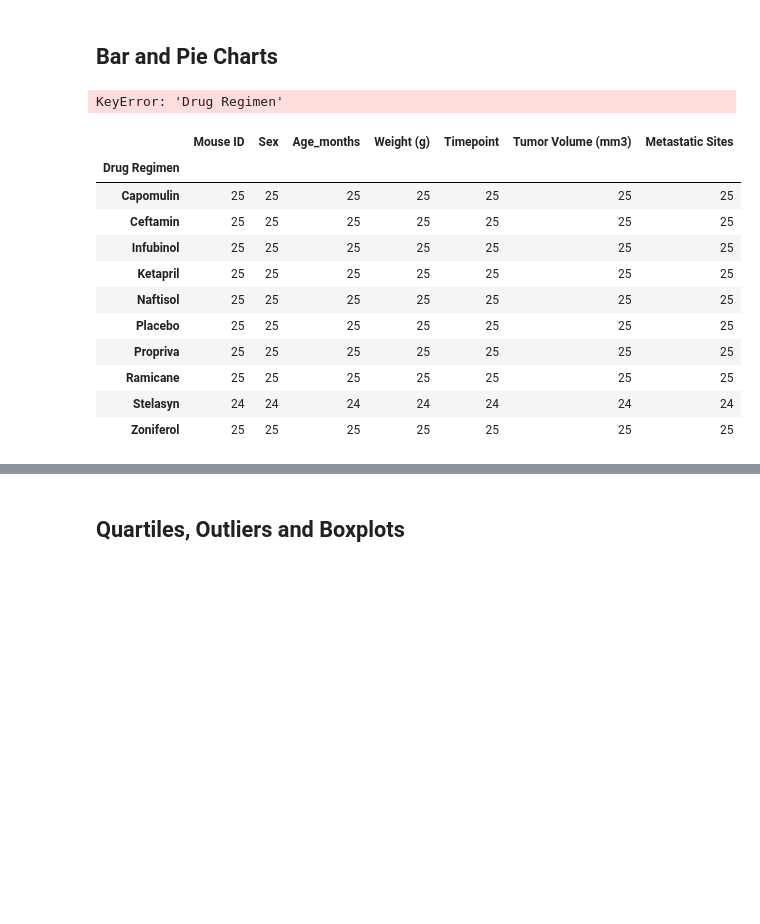
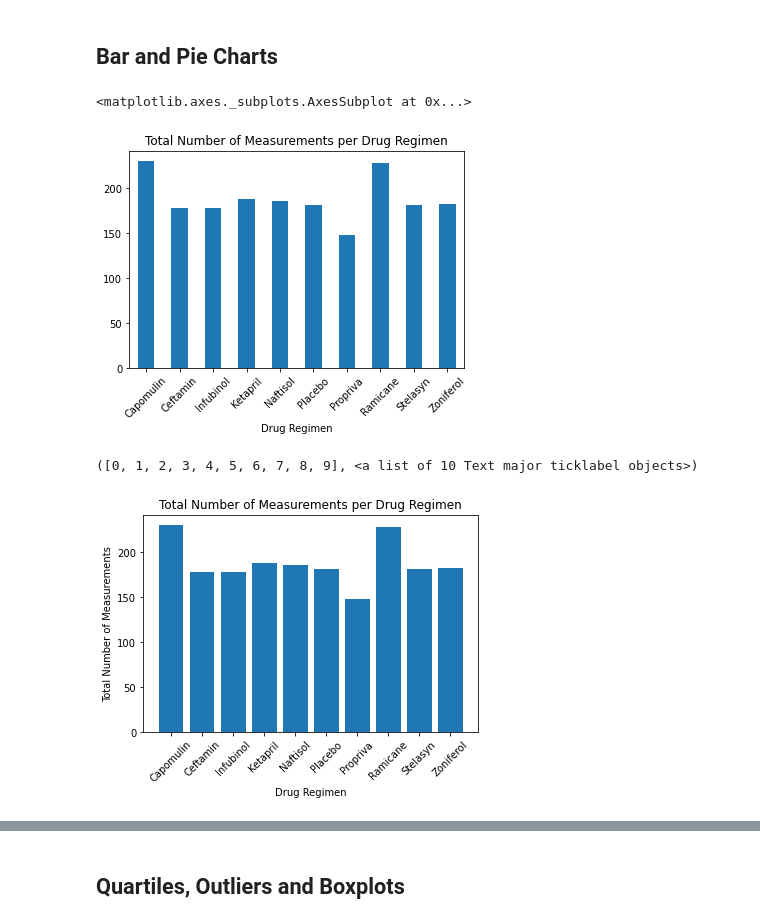
Before and after one commit to mchandler02/Matplotlib-Challenge, a Jupyter notebook: pymaceuticals_starter.ipynb, the cells around one changed output, grey strips where cells are left out. Cells and saved outputs as stored; diff of their text form; code cells hidden in the pictures; blank space fills up the shorter version.

```diff
--- a/pymaceuticals_starter.ipynb
+++ b/pymaceuticals_starter.ipynb
@@ -132,27 +125,23 @@ drug_grouping_stats
 ## Bar and Pie Charts
 # %%
 # Generate a bar plot showing the total number of measurements taken on each drug regimen using pandas.
-cleaned_mouse_data.plot(x = drug_grouping_stats['Drug Regimen'], y = drug_grouping_count, kind = 'bar')
+
+drug_grouping_stats.plot(kind = 'bar', y='Count', rot=45, title = "Total Number of Measurements per Drug Regimen", legend = False)
 # %% [output]
-KeyError: 'Drug Regimen'
+<matplotlib.axes._subplots.AxesSubplot at 0x...>
+[figure, added]
 # %%
 # Generate a bar plot showing the total number of measurements taken on each drug regimen using pyplot.
-x_axis = drug_grouping_count.index
-y_axis = drug_grouping_count
-#plt.bar(x_axis, y_axis)
-y_axis
+x_axis = drug_grouping_stats.index
+y_axis = drug_grouping_stats["Count"]
+plt.bar(x_axis, y_axis, align = "center")
+plt.xlabel("Drug Regimen")
+plt.ylabel("Total Number of Measurements")
+plt.title("Total Number of Measurements per Drug Regimen")
+plt.xticks(rotation=45)
+plt.show()
 # %% [output]
-|  | Mouse ID | Sex | Age_months | Weight (g) | Timepoint | Tumor Volume (mm3) | Metastatic Sites |
-| Drug Regimen |  |  |  |  |  |  |  |
-| Capomulin | 25 | 25 | 25 | 25 | 25 | 25 | 25 |
-| Ceftamin | 25 | 25 | 25 | 25 | 25 | 25 | 25 |
-| Infubinol | 25 | 25 | 25 | 25 | 25 | 25 | 25 |
-| Ketapril | 25 | 25 | 25 | 25 | 25 | 25 | 25 |
-| Naftisol | 25 | 25 | 25 | 25 | 25 | 25 | 25 |
-| Placebo | 25 | 25 | 25 | 25 | 25 | 25 | 25 |
-| Propriva | 25 | 25 | 25 | 25 | 25 | 25 | 25 |
-| Ramicane | 25 | 25 | 25 | 25 | 25 | 25 | 25 |
-| Stelasyn | 24 | 24 | 24 | 24 | 24 | 24 | 24 |
-| Zoniferol | 25 | 25 | 25 | 25 | 25 | 25 | 25 |
+([0, 1, 2, 3, 4, 5, 6, 7, 8, 9], <a list of 10 Text major ticklabel objects>)
+[figure, added]
 # %%
 # Generate a pie plot showing the distribution of female versus male mice using pandas
```
Also changed, not shown: parts of 14 cells of this notebook.
